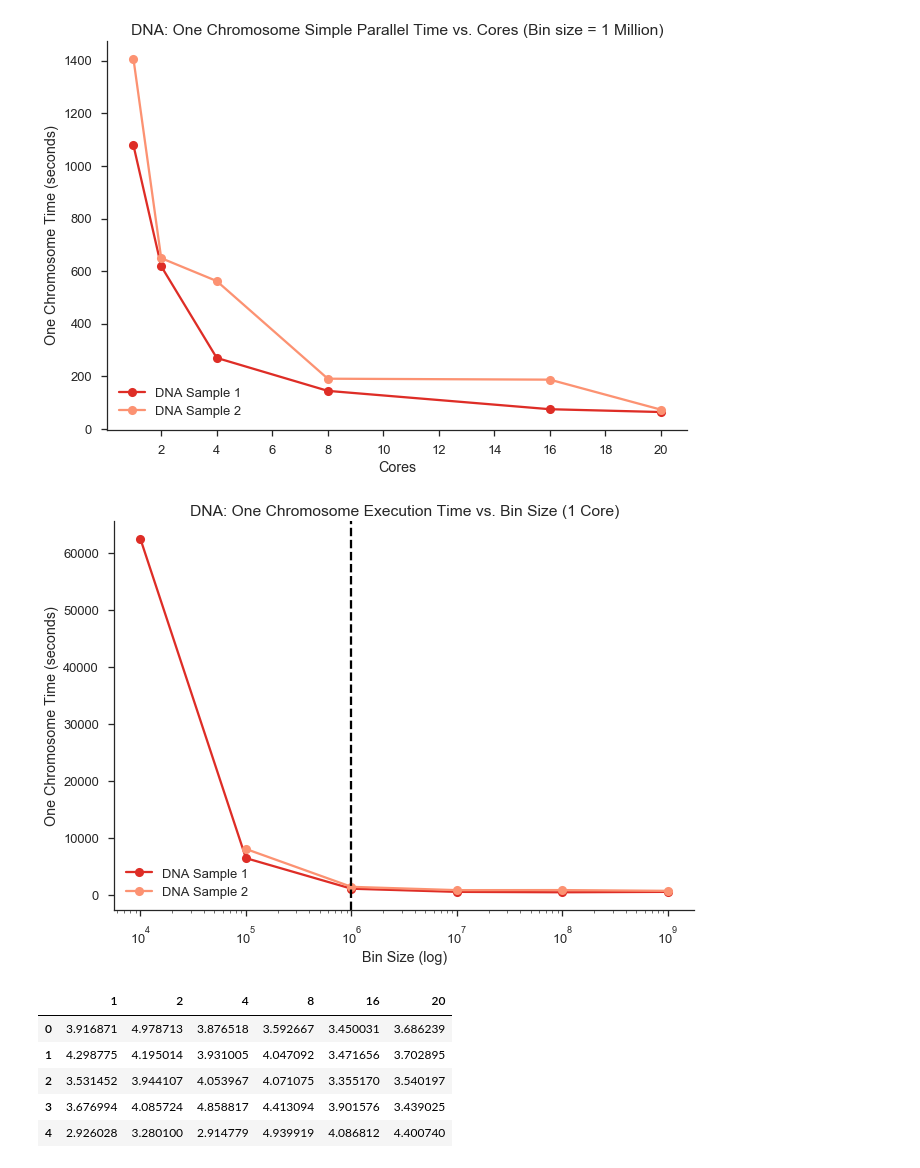
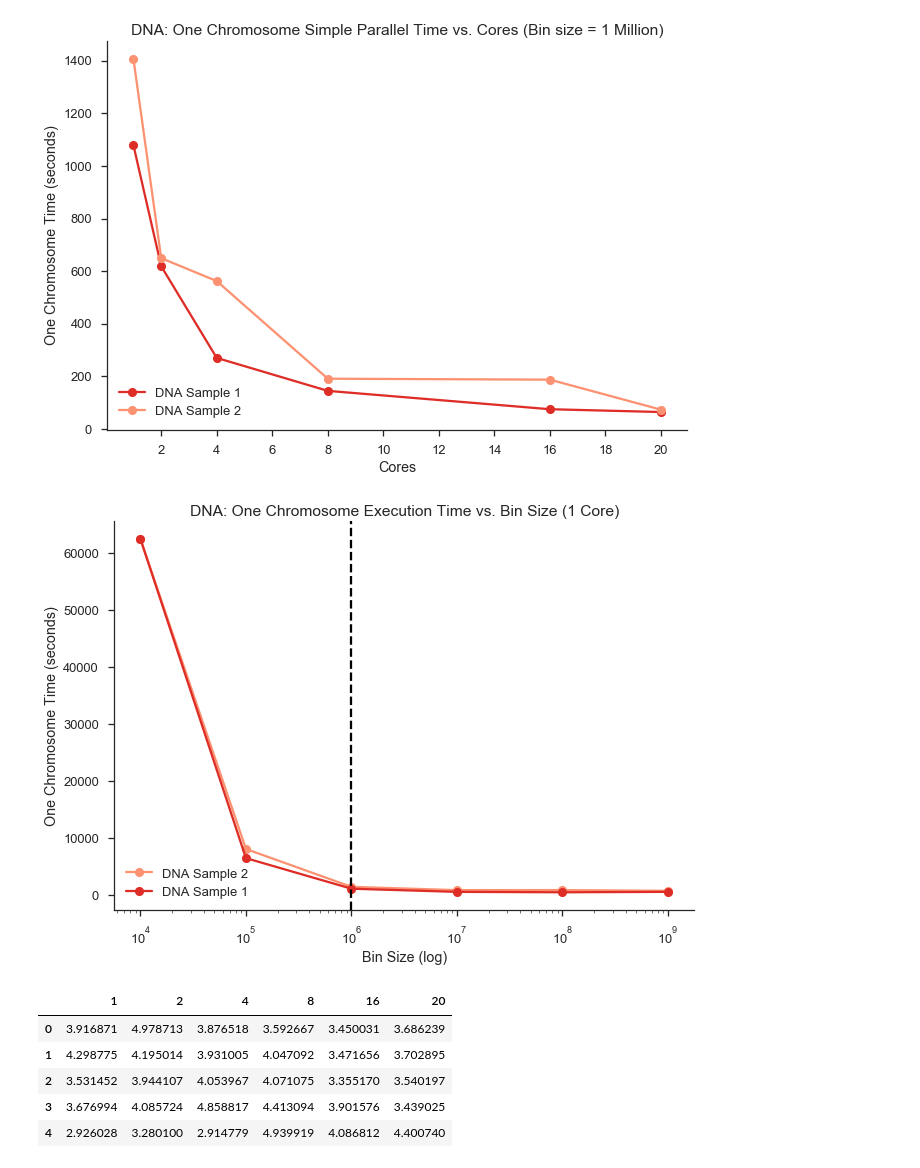
Before and after one commit to AndrewPaulLund/cs205project, a Jupyter notebook: basic_parallel_timing_plots_DNA.ipynb, the cells around one changed output. Cells and saved outputs as stored; diff of their text form; code cells hidden in the pictures.

```diff
--- a/basic_parallel_timing_plots_DNA.ipynb
+++ b/basic_parallel_timing_plots_DNA.ipynb
@@ -407,16 +405,16 @@ df1c.head()
 # %%
-# #Bin size 10k, 1 core
-# t10k1c = pd.read_csv('data/basic_parallel_timings/DNA2/',
-#                     sep='\t', header=None, names=['Chromosome & Range', 'start_position', 'bin_time'])
+#Bin size 10k, 1 core
+d2t10k1c = pd.read_csv('data/basic_parallel_timings/DNA2/runDNA2..cores1.binSize10000.runtime.txt',
+                    sep='\t', header=None, names=['Chromosome & Range', 'start_position', 'bin_time'])
 
-# #grab total time for run
-# t10k1c_total = t10k1c.iloc[[-1]].bin_time.values[0]
-# d1_totals_1c.append(t10k1c_total)
-# #drop last two rows, which are run times
-# t10k1c.drop(t10k1c.tail(2).index,inplace=True)
-# #simple metrics
-# print('Bin size: 100000, Cores: 1')
-# print('Total Time (hours):', t10k1c_total/60/60)
-# print('\nMetrics (seconds):')
-# print(t10k1c.bin_time.describe())
-# print('Coeff of variation', scipy.stats.variation(t10k1c.bin_time))
+#grab total time for run
+d2t10k1c_total = t10k1c.iloc[[-1]].bin_time.values[0]
+d2_totals_1c.append(t10k1c_total)
+#drop last two rows, which are run times
+d2t10k1c.drop(d2t10k1c.tail(2).index,inplace=True)
+#simple metrics
+print('Bin size: 100000, Cores: 1')
+print('Total Time (hours):', d2t10k1c_total/60/60)
+print('\nMetrics (seconds):')
+print(d2t10k1c.bin_time.describe())
+print('Coeff of variation', scipy.stats.variation(d2t10k1c.bin_time))
@@ -768,18 +761,18 @@ sns.despine();
 [figure]
 # %%
 #plot time vs. bin size for 1 core execution
+plt.plot(bin_sizes, d2_totals_1c, '-o', c = '#fc9272', label = 'DNA Sample 2')
 plt.plot(bin_sizes, d1_totals_1c, '-o', c = '#de2d26', label='DNA Sample 1')
-plt.plot(d2_bin_sizes, d2_totals_1c, '-o', c = '#fc9272', label = 'DNA Sample 2')
 # plt.xscale('log')
 plt.title('DNA: One Chromosome Execution Time vs. Bin Size (1 Core)')
 plt.xlabel('Bin Size (log)')
 plt.ylabel('One Chromosome Time (seconds)')
 plt.legend(loc = 'lower left')
 plt.xscale('log')
 plt.axvline(1000000, c = 'k', linestyle='dashed')
 sns.despine();
 # %% [output]
-[figure, old version]
+[figure, new version]
 # %%
 #side-by-side boxplots of bin time
 df1m = pd.DataFrame(
```
Also changed, not shown: parts of 5 cells of this notebook, 3 other files.
